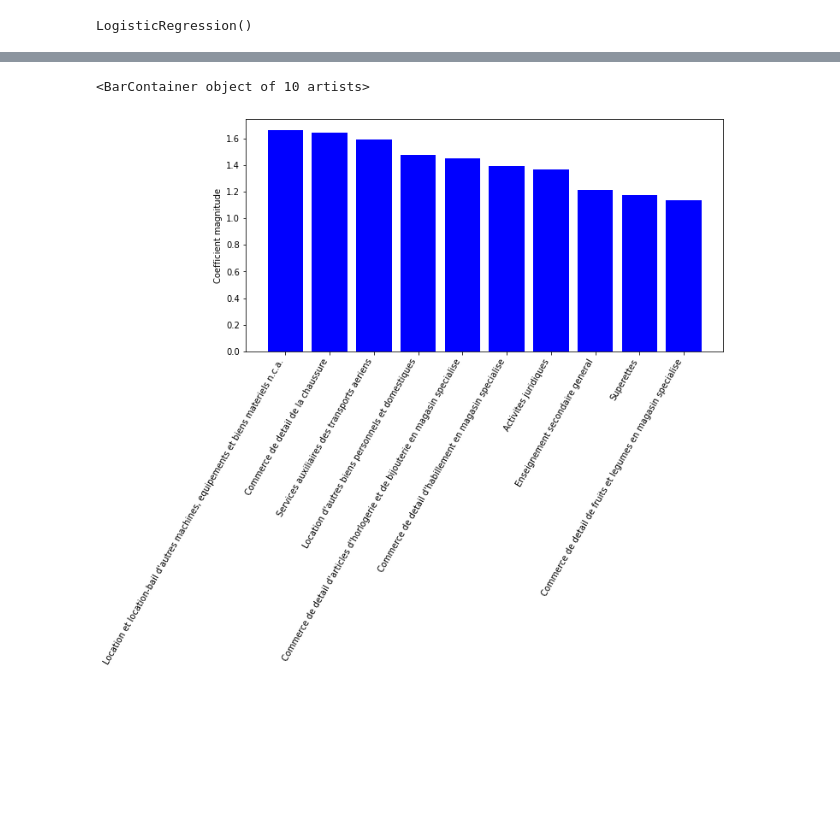
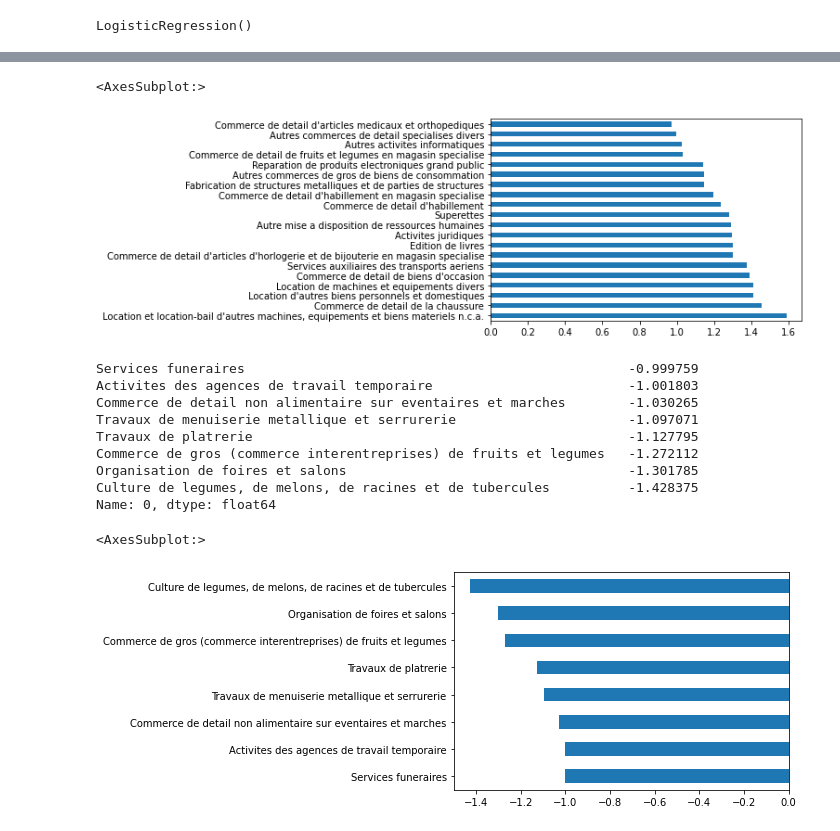
Before and after one commit to eangelid/trampact, a Jupyter notebook: notebooks/ac_dataset_sirene_nice_analyse_v4.ipynb, the cells around one changed output, grey strips where cells are left out. Drawn from its saved outputs; the diff is of its cells as text; code cells hidden in the pictures; blank space fills up the shorter version.

```diff
--- a/notebooks/ac_dataset_sirene_nice_analyse_v4.ipynb
+++ b/notebooks/ac_dataset_sirene_nice_analyse_v4.ipynb
@@ -152,3 +177,3 @@ coef
 # %%
-coef_top=coef.iloc[0,:10]
-coef_bad=coef.iloc[0,-10:]
+coef_top=coef_2007.iloc[0,:20]
+coef_top
@@ -155,16 +198,36 @@ coef_bad=coef.iloc[0,-10:]
+# %%
+coef_top.plot.barh()
+# %% [output]
+<AxesSubplot:>
+[figure, added]
 # %%
-import matplotlib.pyplot as plt
-# plot top
-# plot param
-nbr_value=len(coef_top.index.tolist())
-plt.figure(figsize=(10, 5))
-plt.ylabel("Coefficient magnitude")
-plt.xticks(np.arange(1,  1+ nbr_value),
-            coef_top.index, rotation=60,
-            ha="right")
-#plot
-plt.bar(np.arange(1,1+ nbr_value), coef_top.values,color="blue")
+# import matplotlib.pyplot as plt
+# # plot top
+# # plot param
+# nbr_value=len(coef_top.index.tolist())
+# plt.figure(figsize=(10, 5))
+# plt.ylabel("Coefficient magnitude")
+# plt.xticks(np.arange(1,  1+ nbr_value),
+#             coef_top.index, rotation=60,
+#             ha="right")
+# #plot
+# plt.bar(np.arange(1,1+ nbr_value), coef_top.values,color="blue")
-# %% [output]
-<BarContainer object of 10 artists>
-[figure, removed]
+# %%
+coef_bad=coef_2007.iloc[0,-8:]
+coef_bad
+# %% [output]
+Services funeraires                                                 -0.999759
+Activites des agences de travail temporaire                         -1.001803
+Commerce de detail non alimentaire sur eventaires et marches        -1.030265
+Travaux de menuiserie metallique et serrurerie                      -1.097071
+Travaux de platrerie                                                -1.127795
+Commerce de gros (commerce interentreprises) de fruits et legumes   -1.272112
+Organisation de foires et salons                                    -1.301785
+Culture de legumes, de melons, de racines et de tubercules          -1.428375
+Name: 0, dtype: float64
+# %%
+coef_bad.plot.barh()
+# %% [output]
+<AxesSubplot:>
+[figure, added]
 # %%
```
Also changed, not shown: parts of 60 cells of this notebook, 3 other files.
